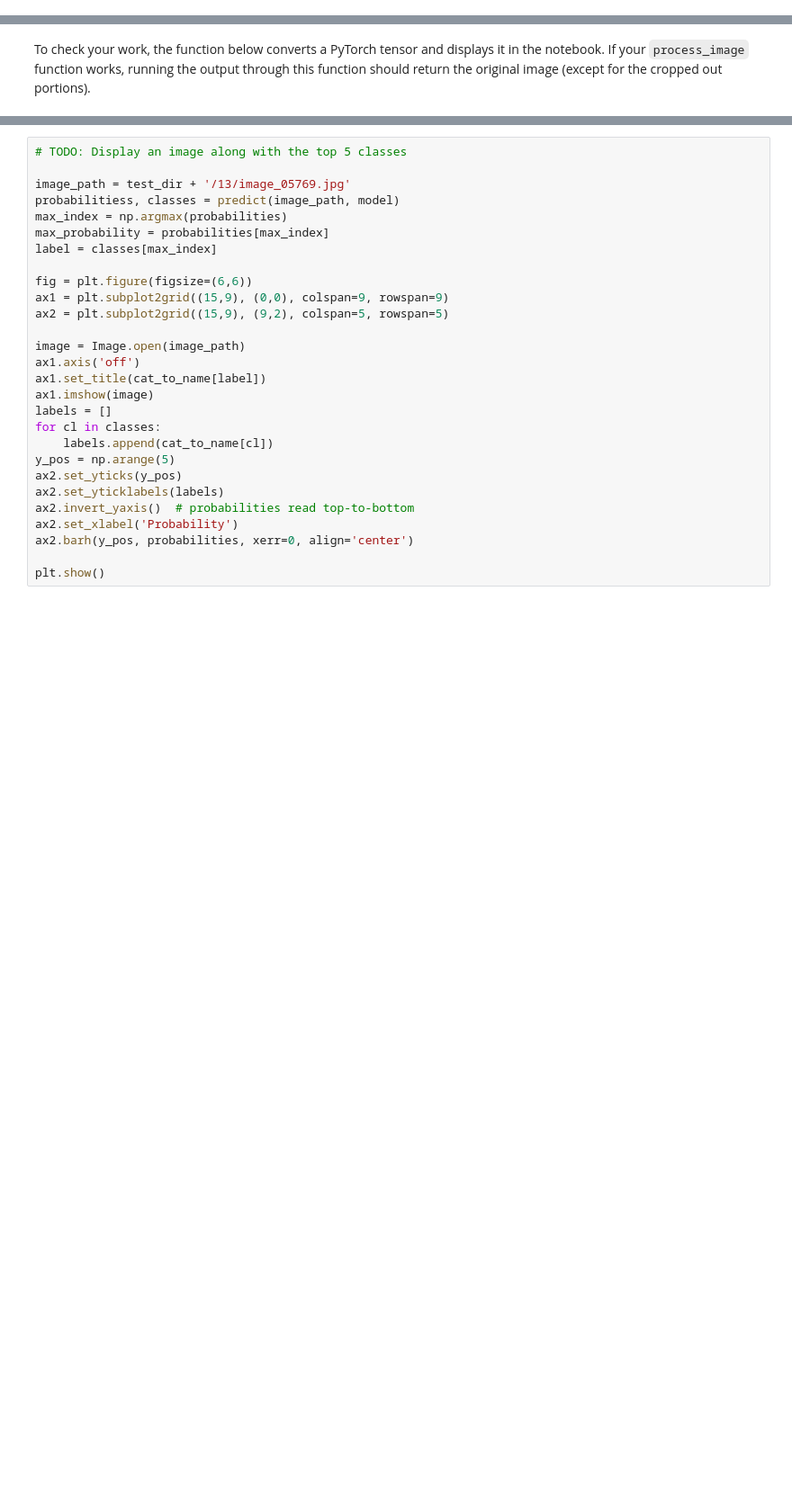
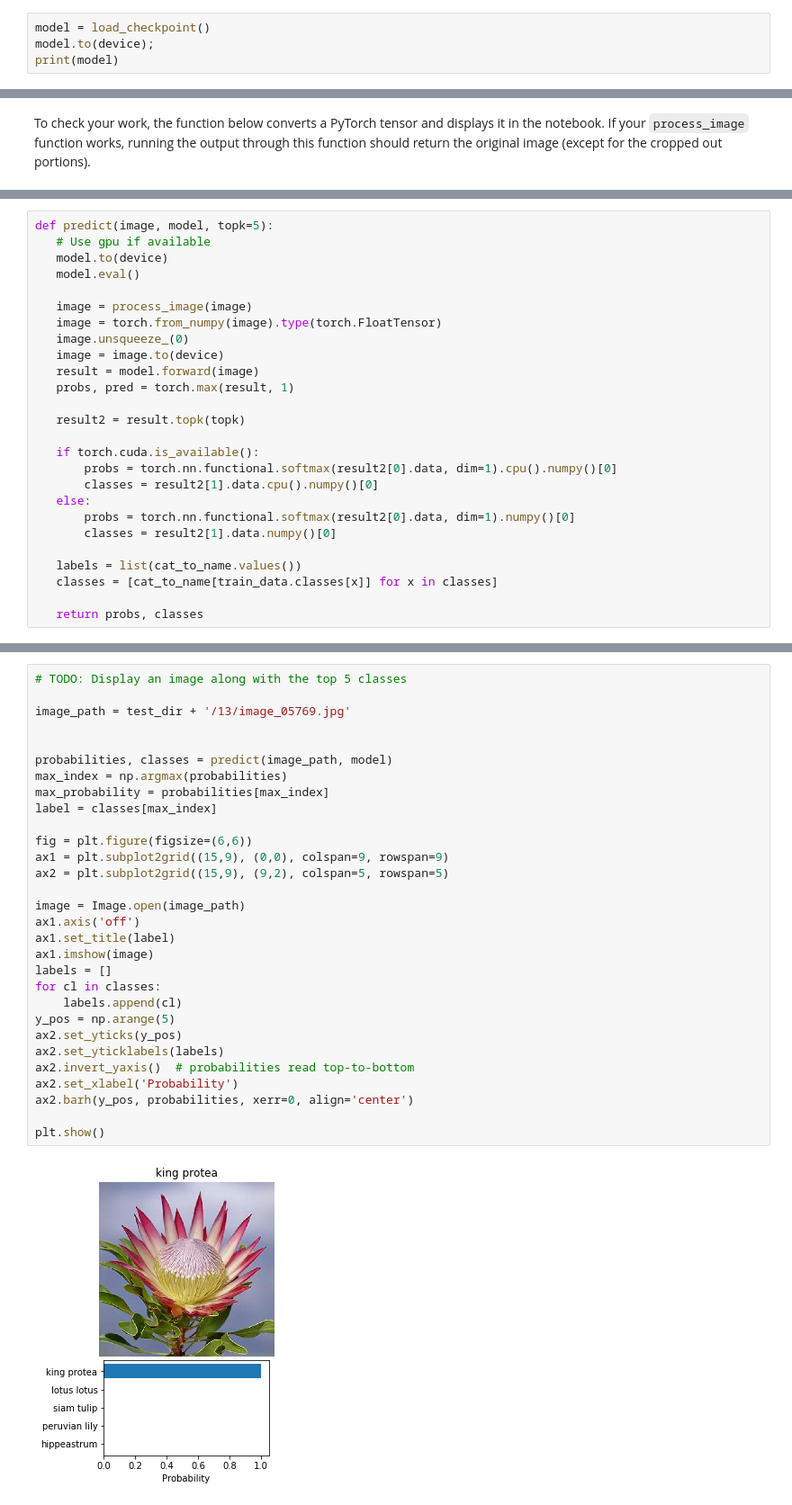
Before and after one commit to sohe1l/pytorch_challenge, a Jupyter notebook: Image Classifier Project.ipynb, the cells around one changed output, grey strips where cells are left out. Shown: that part at 90% size. Drawn from its saved outputs; the diff is of its cells as text; blank space fills up the shorter version.

```diff
--- a/Image Classifier Project.ipynb
+++ b/Image Classifier Project.ipynb
@@ -241,0 +300,4 @@ torch.save(checkpoint, 'checkpoint.pth')
+# %%
+model = load_checkpoint()
+model.to(device);
+print(model)
@@ -373,3 +422,29 @@ def predict(image_path, model, topk=5):
+# %%
+def predict(image, model, topk=5):
+   # Use gpu if available
+   model.to(device)
+   model.eval()
+
+   image = process_image(image)
+   image = torch.from_numpy(image).type(torch.FloatTensor)
+   image.unsqueeze_(0)
+   image = image.to(device)
+   result = model.forward(image)
+   probs, pred = torch.max(result, 1)
+
+   result2 = result.topk(topk)
+
+   if torch.cuda.is_available():
+       probs = torch.nn.functional.softmax(result2[0].data, dim=1).cpu().numpy()[0]
+       classes = result2[1].data.cpu().numpy()[0]
+   else:
+       probs = torch.nn.functional.softmax(result2[0].data, dim=1).numpy()[0]
+       classes = result2[1].data.numpy()[0]
+
+   labels = list(cat_to_name.values())
+   classes = [cat_to_name[train_data.classes[x]] for x in classes]
+
+   return probs, classes
 # %% [markdown]
 ## Sanity Checking
 
@@ -381,28 +456,32 @@ You can convert from the class integer encoding to actual flower names with the
 # %%
 # TODO: Display an image along with the top 5 classes
 
 image_path = test_dir + '/13/image_05769.jpg'
-probabilitiess, classes = predict(image_path, model)
+
+
+probabilities, classes = predict(image_path, model)
 max_index = np.argmax(probabilities)
 max_probability = probabilities[max_index]
 label = classes[max_index]
 
 fig = plt.figure(figsize=(6,6))
 ax1 = plt.subplot2grid((15,9), (0,0), colspan=9, rowspan=9)
 ax2 = plt.subplot2grid((15,9), (9,2), colspan=5, rowspan=5)
 
 image = Image.open(image_path)
 ax1.axis('off')
-ax1.set_title(cat_to_name[label])
+ax1.set_title(label)
 ax1.imshow(image)
 labels = []
 for cl in classes:
-    labels.append(cat_to_name[cl])
+    labels.append(cl)
 y_pos = np.arange(5)
 ax2.set_yticks(y_pos)
 ax2.set_yticklabels(labels)
 ax2.invert_yaxis()  # probabilities read top-to-bottom
 ax2.set_xlabel('Probability')
 ax2.barh(y_pos, probabilities, xerr=0, align='center')
 
 plt.show()
+# %% [output]
+[figure, added]
```
Also changed, not shown: parts of 16 cells of this notebook.
